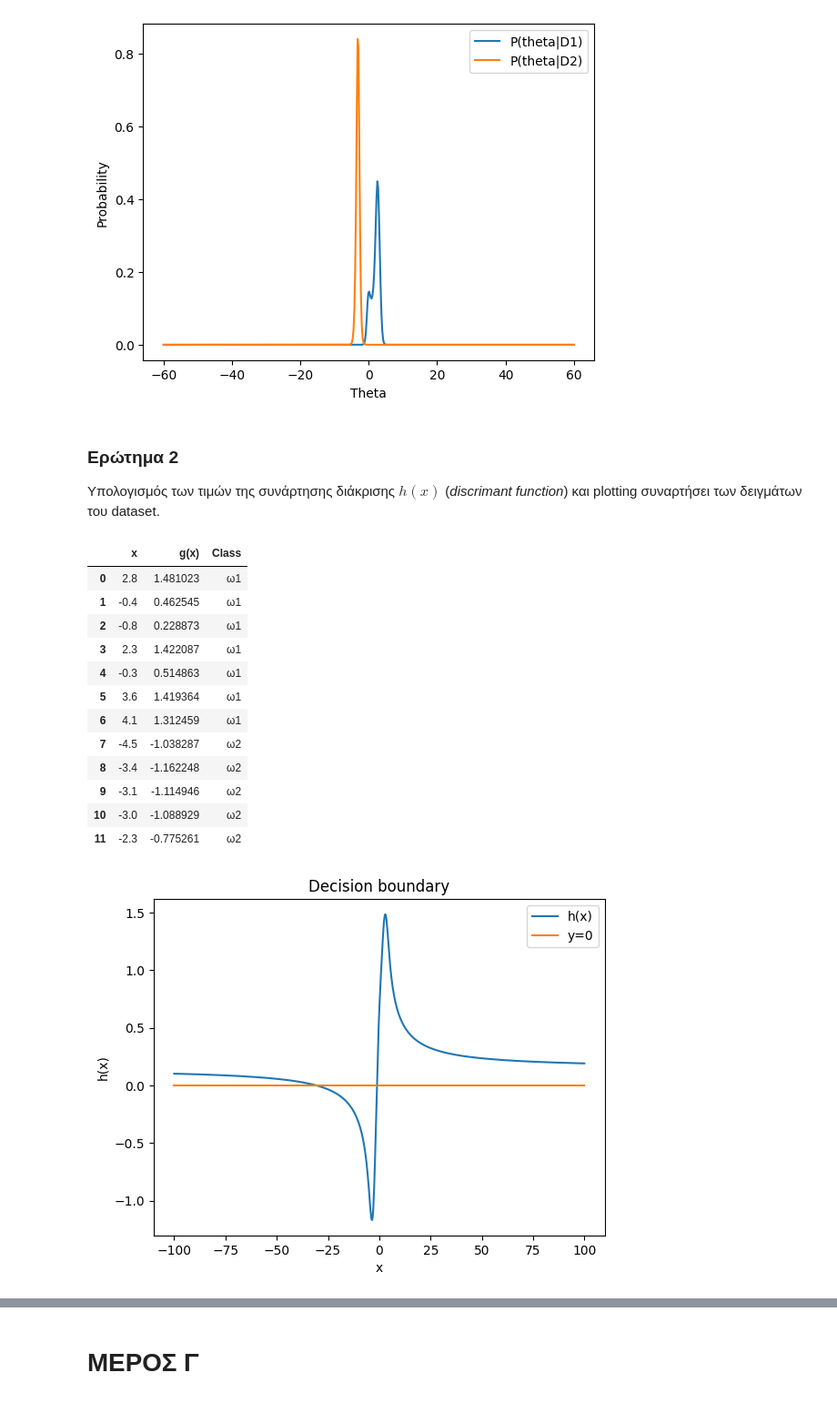
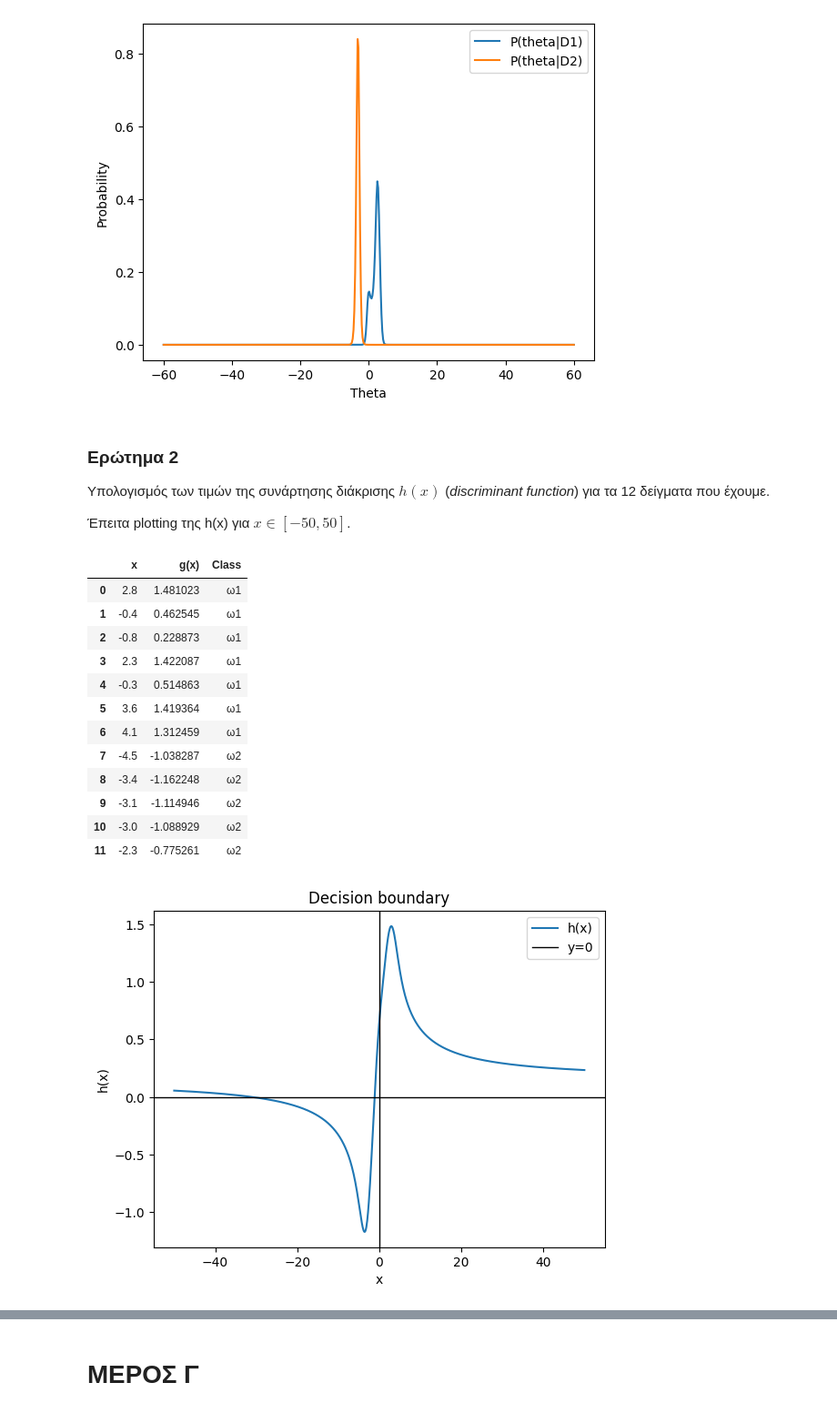
Before and after one commit to bilonio/ProjectML, a Jupyter notebook: Team30-AC.ipynb, the cells around one changed output, grey strips where cells are left out. Shown at 91% size. Cells and saved outputs as stored; diff of their text form; code cells hidden in the pictures.

```diff
--- a/Team30-AC.ipynb
+++ b/Team30-AC.ipynb
@@ -133,13 +138,13 @@ table_data = pd.DataFrame({
 })
 display(table_data)
 
-d_graph = np.linspace(-100, 100, 1000)
+d_graph = np.linspace(-50, 50, 1000)
 
 prediction_graph = classifier.predict(d_graph)
 
-zero = np.zeros_like(d_graph)
 plt.plot(d_graph, prediction_graph)
-plt.plot(d_graph, zero)
+plt.axhline(0, color='black',linewidth=1)
+plt.axvline(0, color='black',linewidth=1)
 plt.legend(["g(x)", "y=0"])
 plt.xlabel("x")
 plt.ylabel("g(x)")
@@ -263,7 +272,9 @@ plt.show()
 # %% [markdown]
 ### Ερώτημα 2
 
-Υπολογισμός των τιμών της συνάρτησης διάκρισης $h(x)$ (*discrimant function*) και plotting συναρτήσει των δειγμάτων του dataset.
+Υπολογισμός των τιμών της συνάρτησης διάκρισης $h(x)$ (*discriminant function*) για τα 12 δείγματα που έχουμε.
+
+Έπειτα plotting της h(x) για $x \in [-50,50]$.
 # %%
 prediction_D_Bayes = classifier_bayes.predict(D)
 
@@ -272,32 +283,33 @@ table_data = pd.DataFrame({
     "x": D,
     "g(x)": prediction_D_Bayes,
     "Class": ["ω1"]*len(D1) + ["ω2"]*len(D2)
 })
 display(table_data)
 
 # Prediction for the new dataset
 prediction = classifier_bayes.predict(d_graph)
 
 # Plot prediction for the new dataset
 plt.plot(d_graph, prediction)
-plt.plot(d_graph, zero)
+plt.axhline(0, color='black',linewidth=1)
+plt.axvline(0, color='black',linewidth=1)
 plt.legend(["h(x)", "y=0"])
 plt.xlabel("x")
 plt.ylabel("h(x)")
 plt.title("Decision boundary")
 plt.show()
 # %% [output]
 |  | x | g(x) | Class |
 | 0 | 2.8 | 1.481023 | ω1 |
 | 1 | -0.4 | 0.462545 | ω1 |
 | 2 | -0.8 | 0.228873 | ω1 |
 | 3 | 2.3 | 1.422087 | ω1 |
 | 4 | -0.3 | 0.514863 | ω1 |
 | 5 | 3.6 | 1.419364 | ω1 |
 | 6 | 4.1 | 1.312459 | ω1 |
 | 7 | -4.5 | -1.038287 | ω2 |
 | 8 | -3.4 | -1.162248 | ω2 |
 | 9 | -3.1 | -1.114946 | ω2 |
 | 10 | -3.0 | -1.088929 | ω2 |
 | 11 | -2.3 | -0.775261 | ω2 |
-[figure, old version]
+[figure, new version]
```
Also changed, not shown: parts of 9 cells of this notebook.
